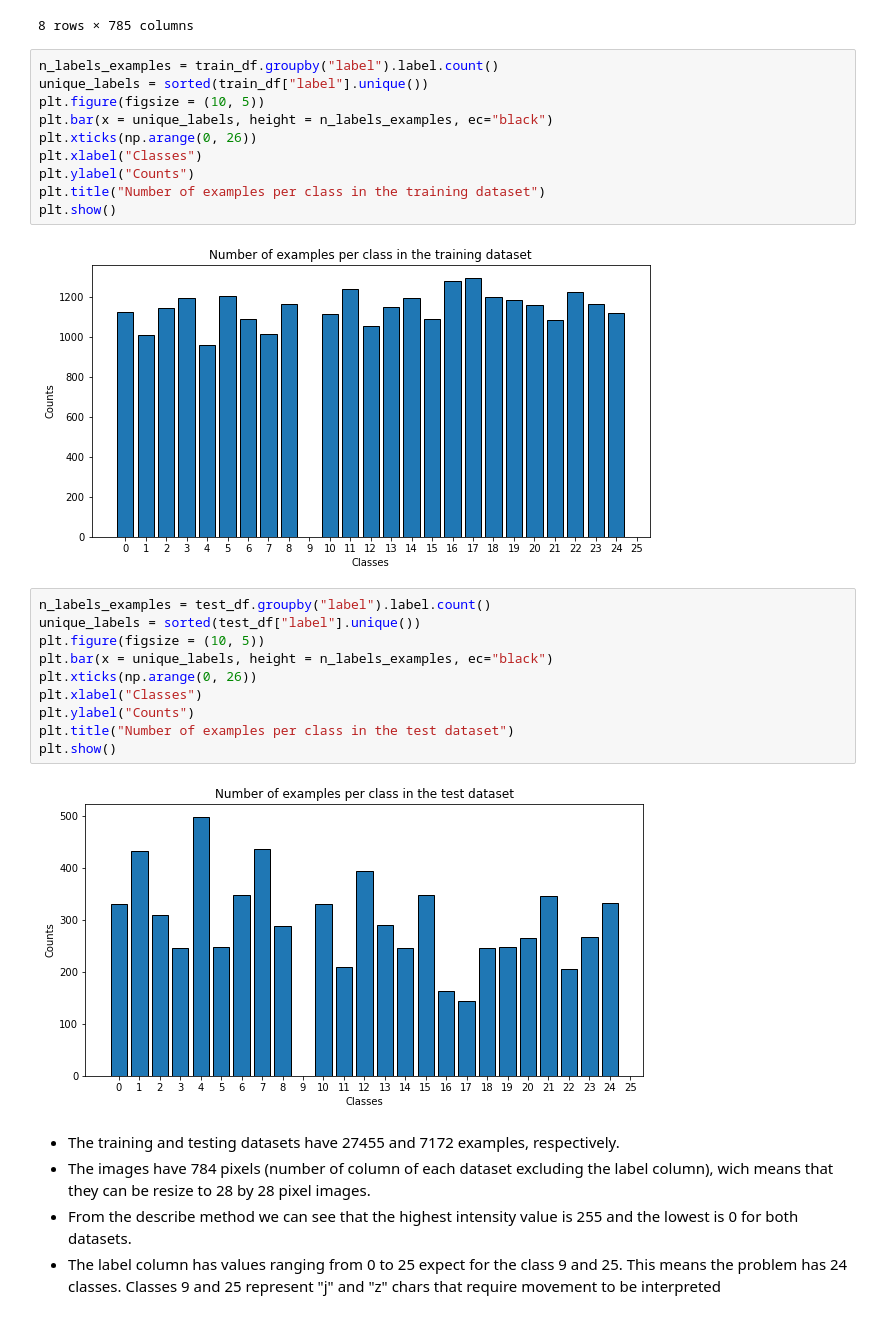
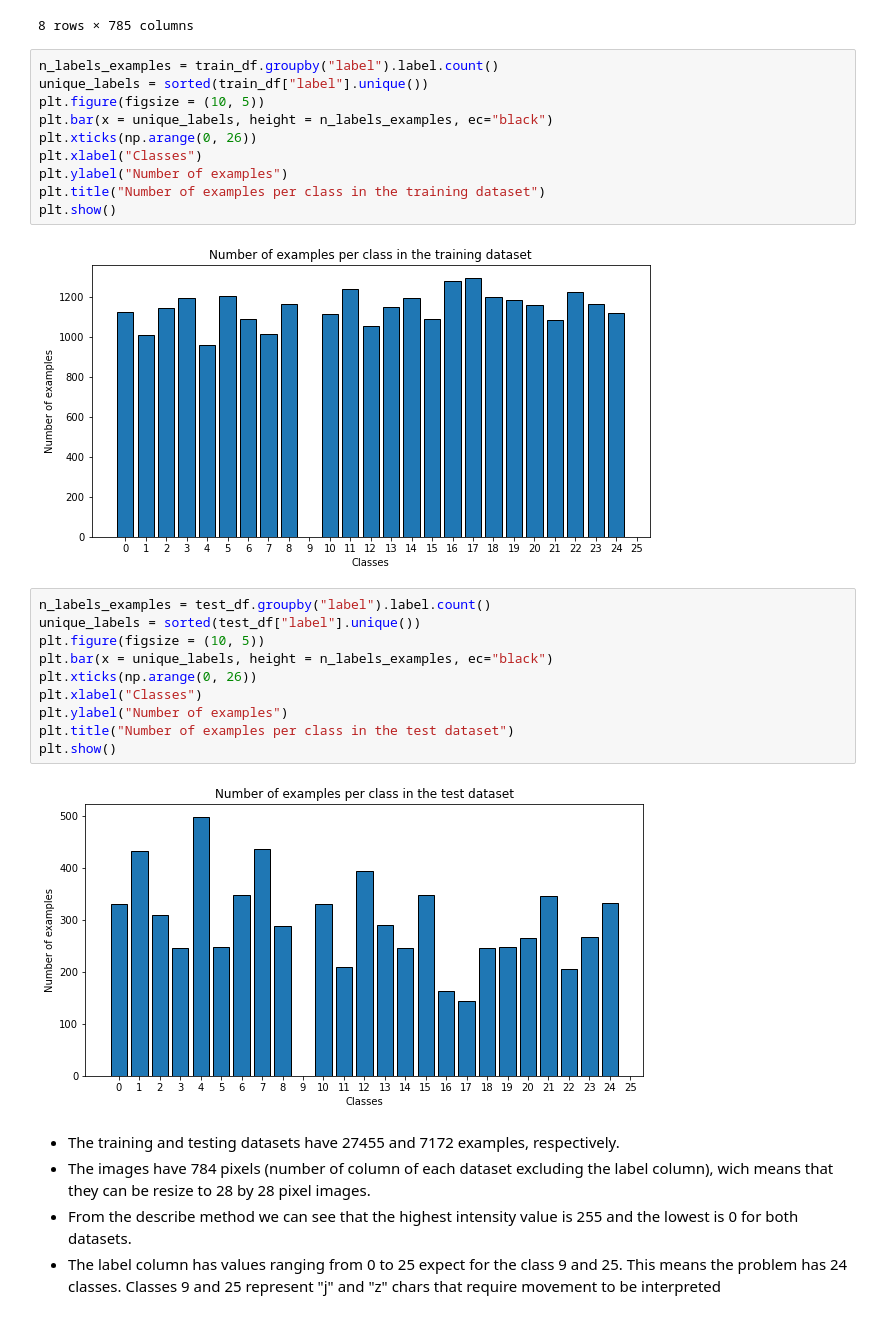
Before and after one commit to GustavoGil13/mnist-american-sign-language, a Jupyter notebook: CNN.ipynb, the cells around one changed output. Cells and saved outputs as stored; diff of their text form.

```diff
--- a/CNN.ipynb
+++ b/CNN.ipynb
@@ -88,15 +88,15 @@ test_df.describe()
 # %%
 n_labels_examples = train_df.groupby("label").label.count()
 unique_labels = sorted(train_df["label"].unique())
 plt.figure(figsize = (10, 5))
 plt.bar(x = unique_labels, height = n_labels_examples, ec="black")
 plt.xticks(np.arange(0, 26))
 plt.xlabel("Classes")
-plt.ylabel("Counts")
+plt.ylabel("Number of examples")
 plt.title("Number of examples per class in the training dataset")
 plt.show()
 # %% [output]
-[figure, old version]
+[figure, new version]
 # %%
 n_labels_examples = test_df.groupby("label").label.count()
 unique_labels = sorted(test_df["label"].unique())
@@ -104,11 +104,11 @@ plt.figure(figsize = (10, 5))
 plt.bar(x = unique_labels, height = n_labels_examples, ec="black")
 plt.xticks(np.arange(0, 26))
 plt.xlabel("Classes")
-plt.ylabel("Counts")
+plt.ylabel("Number of examples")
 plt.title("Number of examples per class in the test dataset")
 plt.show()
 # %% [output]
-[figure, old version]
+[figure, new version]
 # %% [markdown]
 - The training and testing datasets have 27455 and 7172 examples, respectively. <br>
 - The images have 784 pixels (number of column of each dataset excluding the label column), wich means that they can be resize to 28 by 28 pixel images. <br>
```
